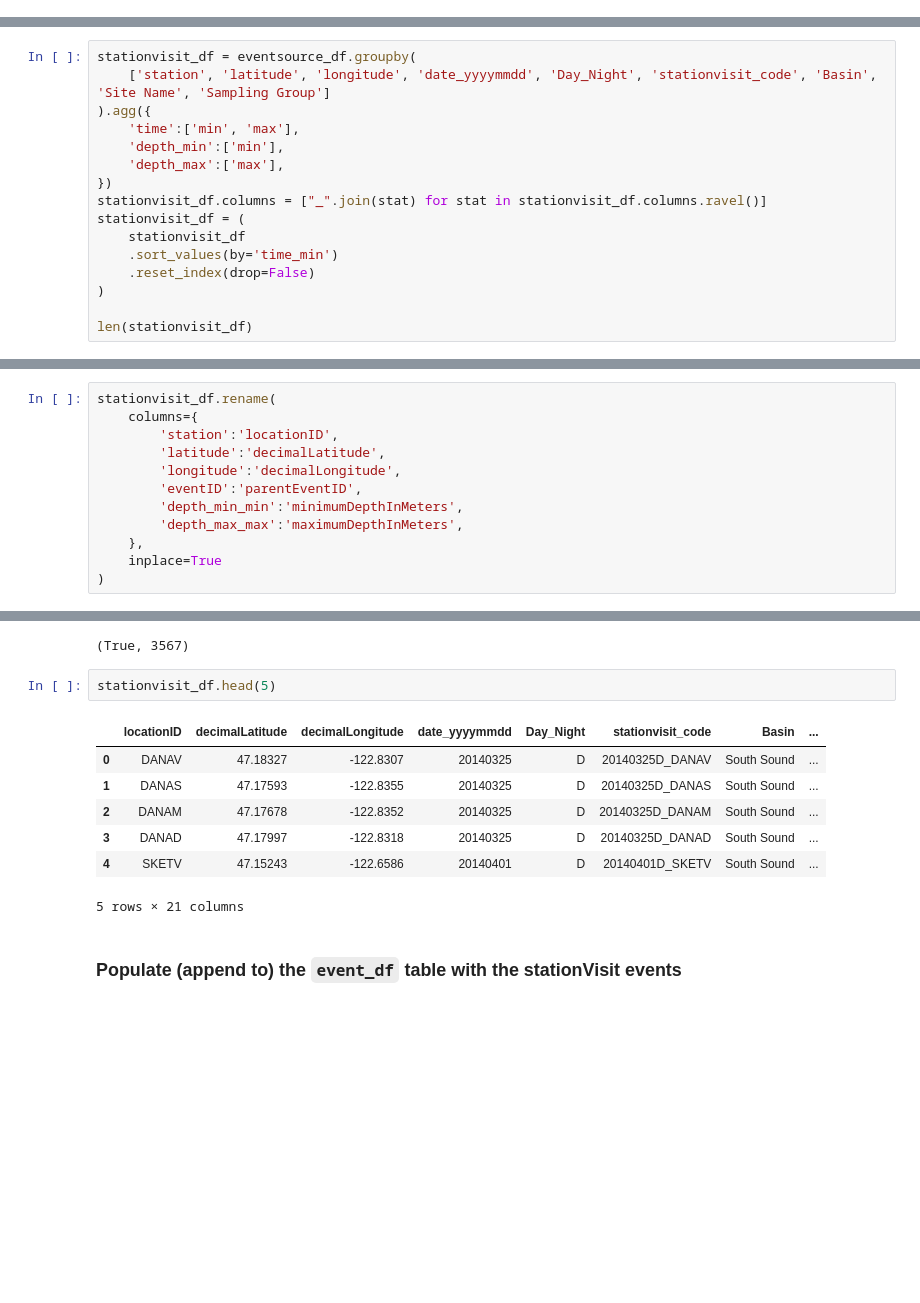
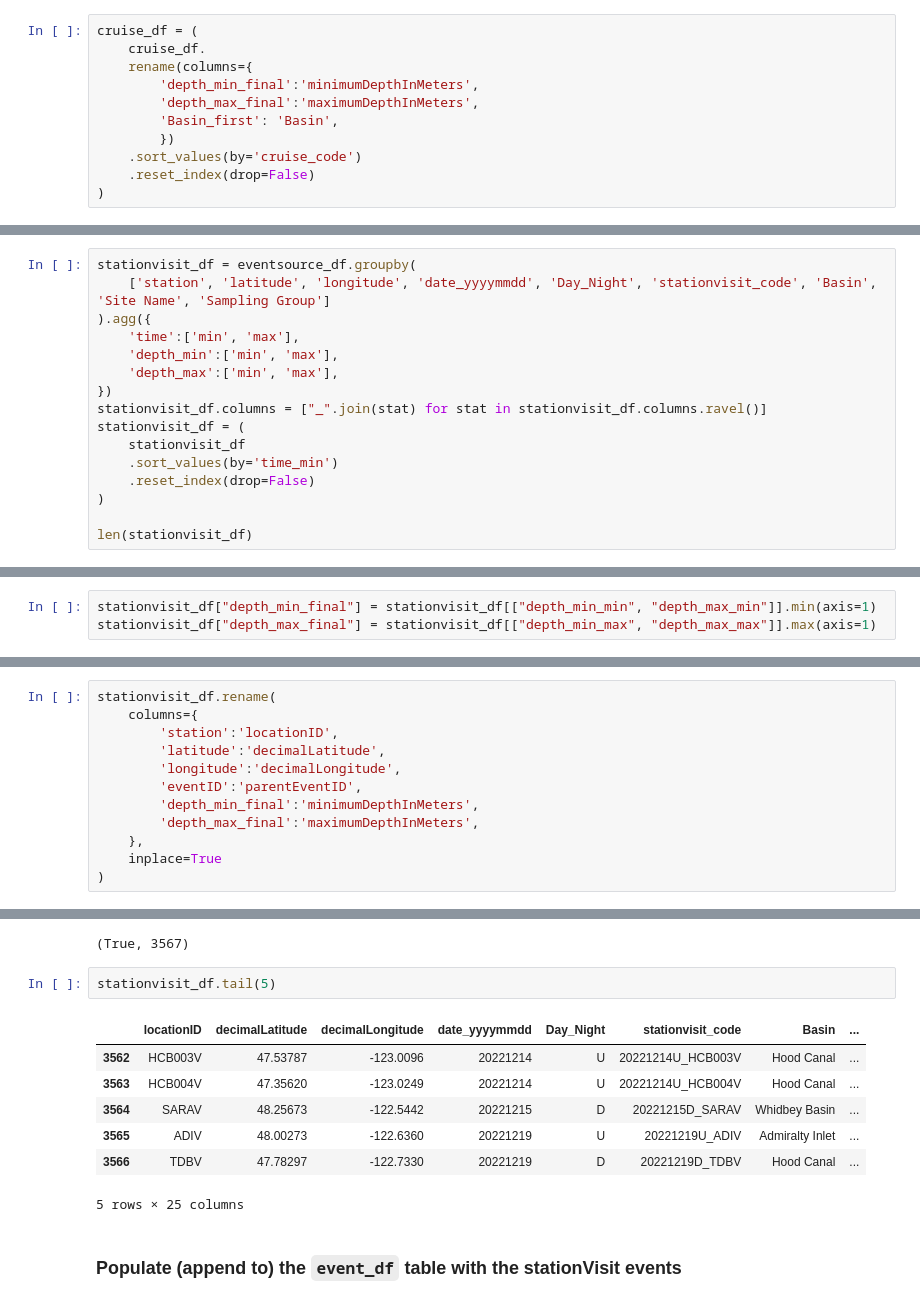
Before and after one commit to nanoos-pnw/obis-pszmp, a Jupyter notebook: PSZMP-dwcEvent.ipynb, the cells around one changed output, grey strips where cells are left out. Drawn from its saved outputs; the diff is of its cells as text; blank space fills up the shorter version.

```diff
--- a/PSZMP-dwcEvent.ipynb
+++ b/PSZMP-dwcEvent.ipynb
@@ -272 +320,12 @@ cruise_df
+# %%
+cruise_df = (
+    cruise_df.
+    rename(columns={
+        'depth_min_final':'minimumDepthInMeters',
+        'depth_max_final':'maximumDepthInMeters',
+        'Basin_first': 'Basin',
+        })
+    .sort_values(by='cruise_code')
+    .reset_index(drop=False)
+)
 # %% [markdown]
@@ -378,8 +441,8 @@ stationvisit_df = eventsource_df.groupby(
     ['station', 'latitude', 'longitude', 'date_yyyymmdd', 'Day_Night', 'stationvisit_code', 'Basin', 'Site Name', 'Sampling Group']
 ).agg({
     'time':['min', 'max'],
-    'depth_min':['min'],
-    'depth_max':['max'],
+    'depth_min':['min', 'max'],
+    'depth_max':['min', 'max'],
 })
 stationvisit_df.columns = ["_".join(stat) for stat in stationvisit_df.columns.ravel()]
 stationvisit_df = (
@@ -398,3 +466,6 @@ len(stationvisit_df)
+# %%
+stationvisit_df["depth_min_final"] = stationvisit_df[["depth_min_min", "depth_max_min"]].min(axis=1)
+stationvisit_df["depth_max_final"] = stationvisit_df[["depth_min_max", "depth_max_max"]].max(axis=1)
 # %%
 stationvisit_df.head(10)
 # %% [output]
@@ -447,8 +509,8 @@ stationvisit_df.rename(
         'latitude':'decimalLatitude',
         'longitude':'decimalLongitude',
         'eventID':'parentEventID',
-        'depth_min_min':'minimumDepthInMeters',
-        'depth_max_max':'maximumDepthInMeters',
+        'depth_min_final':'minimumDepthInMeters',
+        'depth_max_final':'maximumDepthInMeters',
     },
     inplace=True
 )
@@ -479,15 +541,15 @@ len(stationvisit_df.eventID.unique()) == len(stationvisit_df), len(stationvisit_
 # %% [output]
 (True, 3567)
 # %%
-stationvisit_df.head(5)
+stationvisit_df.tail(5)
 # %% [output]
 |  | locationID | decimalLatitude | decimalLongitude | date_yyyymmdd | Day_Night | stationvisit_code | Basin | ... |
-| 0 | DANAV | 47.18327 | -122.8307 | 20140325 | D | 20140325D_DANAV | South Sound | ... |
-| 1 | DANAS | 47.17593 | -122.8355 | 20140325 | D | 20140325D_DANAS | South Sound | ... |
-| 2 | DANAM | 47.17678 | -122.8352 | 20140325 | D | 20140325D_DANAM | South Sound | ... |
-| 3 | DANAD | 47.17997 | -122.8318 | 20140325 | D | 20140325D_DANAD | South Sound | ... |
-| 4 | SKETV | 47.15243 | -122.6586 | 20140401 | D | 20140401D_SKETV | South Sound | ... |
+| 3562 | HCB003V | 47.53787 | -123.0096 | 20221214 | U | 20221214U_HCB003V | Hood Canal | ... |
+| 3563 | HCB004V | 47.35620 | -123.0249 | 20221214 | U | 20221214U_HCB004V | Hood Canal | ... |
+| 3564 | SARAV | 48.25673 | -122.5442 | 20221215 | D | 20221215D_SARAV | Whidbey Basin | ... |
+| 3565 | ADIV | 48.00273 | -122.6360 | 20221219 | U | 20221219U_ADIV | Admiralty Inlet | ... |
+| 3566 | TDBV | 47.78297 | -122.7330 | 20221219 | D | 20221219D_TDBV | Hood Canal | ... |
-5 rows × 21 columns
+5 rows × 25 columns
 # %% [markdown]
 ### Populate (append to) the `event_df` table with the stationVisit events
 # %%
```
Also changed, not shown: parts of 53 cells of this notebook.
